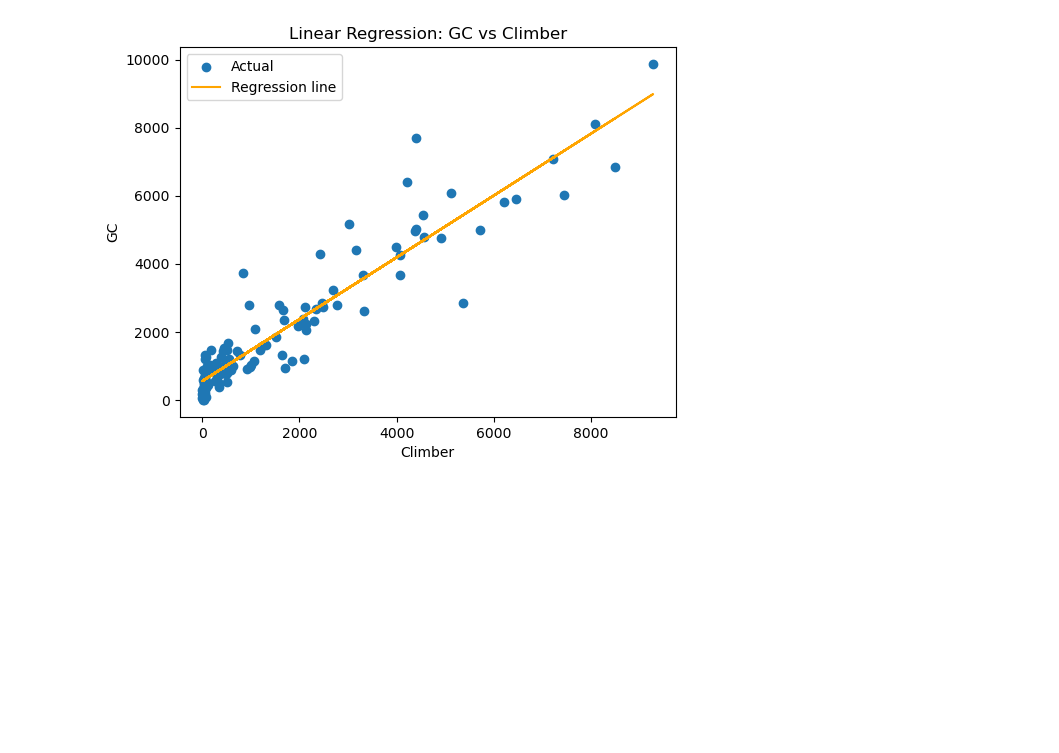
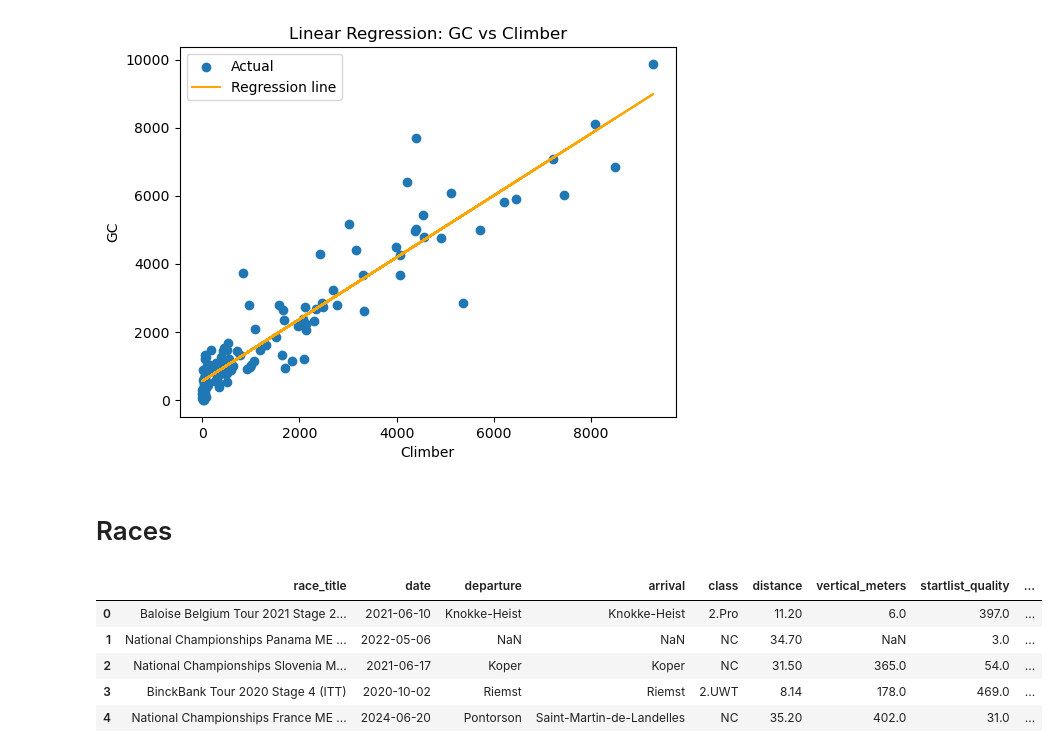
Before and after one commit to appollo30/PCS-chrono-cycling-time-trial-data-analysis, a Jupyter notebook: tests.ipynb, the cells around one changed output. Drawn from its saved outputs; the diff is of its cells as text; code cells hidden in the pictures; blank space fills up the shorter version.

```diff
--- a/tests.ipynb
+++ b/tests.ipynb
@@ -79,3 +81,15 @@ plt.legend()
 plt.show()
 # %% [output]
 [figure]
+# %% [markdown]
+# Races
+# %%
+races = pd.read_csv("data/races.csv")
+races.head()
+# %% [output]
+|  | race_title | date | departure | arrival | class | distance | vertical_meters | startlist_quality | ... |
+| 0 | Baloise Belgium Tour 2021 Stage 2... | 2021-06-10 | Knokke-Heist | Knokke-Heist | 2.Pro | 11.20 | 6.0 | 397.0 | ... |
+| 1 | National Championships Panama ME ... | 2022-05-06 | NaN | NaN | NC | 34.70 | NaN | 3.0 | ... |
+| 2 | National Championships Slovenia M... | 2021-06-17 | Koper | Koper | NC | 31.50 | 365.0 | 54.0 | ... |
+| 3 | BinckBank Tour 2020 Stage 4 (ITT) | 2020-10-02 | Riemst | Riemst | 2.UWT | 8.14 | 178.0 | 469.0 | ... |
+| 4 | National Championships France ME ... | 2024-06-20 | Pontorson | Saint-Martin-de-Landelles | NC | 35.20 | 402.0 | 31.0 | ... |
```
Also changed, not shown: parts of 4 cells of this notebook, 6 other files.
